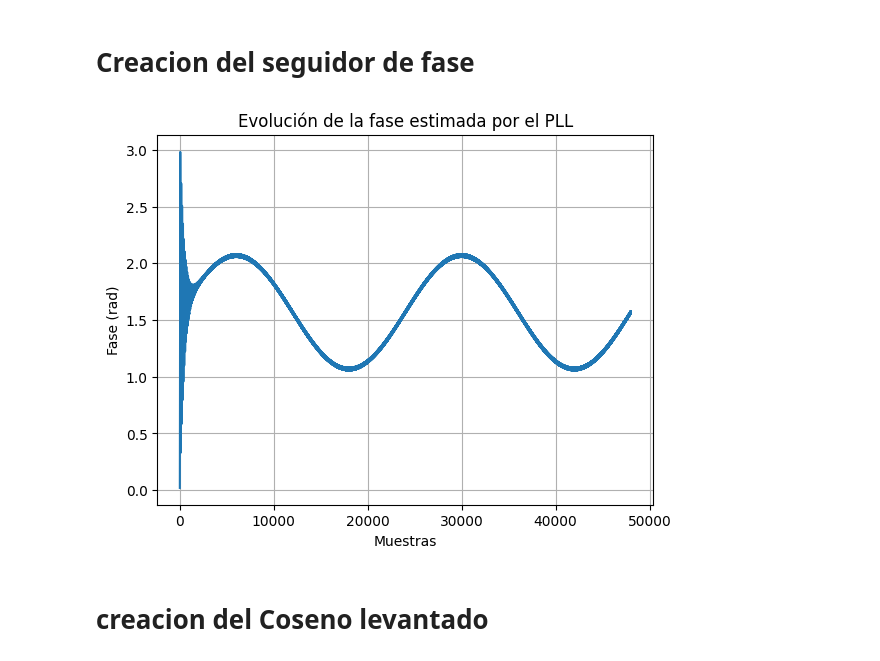
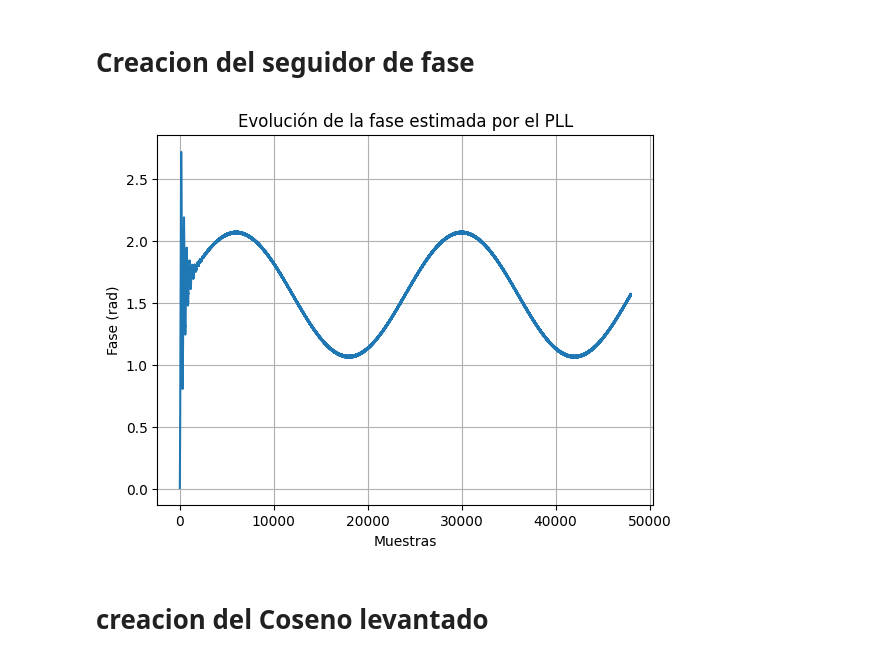
Before and after one commit to jbcgames/Proyecto_Final_PDS, a Jupyter notebook: Receptor.ipynb, the cells around one changed output. Drawn from its saved outputs; the diff is of its cells as text; code cells hidden in the pictures.

```diff
--- a/Receptor.ipynb
+++ b/Receptor.ipynb
@@ -3,8 +3,11 @@
 # %%
 import numpy as np
 
+def binario_a_ascii(binario):
+    mensaje = ''.join(chr(int(binario[i:i+8], 2)) for i in range(0, len(binario), 8))
+    return mensaje
 
-def pll_track_phase(signal, fs, fc, Kp=0.01, Ki=0.01):
+def pll_track_phase(signal, fs, fc, Kp=0.01, Ki=0.001):
     """
     PLL muy simple para estimar la fase de una portadora conocida fc.
     Devuelve:
@@ -26,35 +29,34 @@ def pll_track_phase(signal, fs, fc, Kp=0.01, Ki=0.01):
         error = signal[n] * lo
 
         # lazo PI
         integ += Ki * error
         phase += Kp * error + integ
 
         phase_hist[n] = phase
 
     phase_final = phase_hist[-1]
     return phase_hist, phase_final
-
 # prueba de la función pll_track_phase
 if __name__ == "__main__":
     import matplotlib.pyplot as plt
 
     fs = 48000
     fc = 3000
     t = np.arange(0, 1.0, 1/fs)
     # señal portadora con fase variable
     signal = np.cos(2 * np.pi * fc * t + 0.5 * np.sin(2 * np.pi * 2 * t))
 
     phase_hist, phase_final = pll_track_phase(signal, fs, fc)
 
     plt.figure()
     plt.plot(phase_hist)
     plt.title("Evolución de la fase estimada por el PLL")
     plt.xlabel("Muestras")
     plt.ylabel("Fase (rad)")
     plt.grid()
     plt.show()
 # %% [output]
-[figure, old version]
+[figure, new version]
 # %% [markdown]
 # creacion del Coseno levantado
 # %%
```
Also changed, not shown: parts of 13 cells of this notebook, 1 other file.
